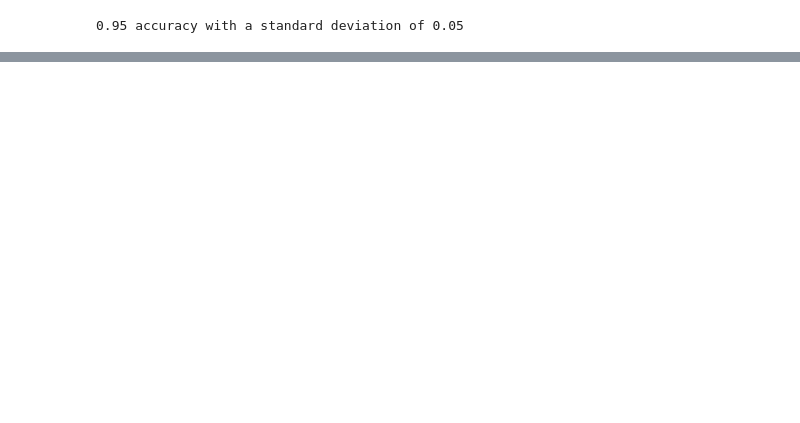
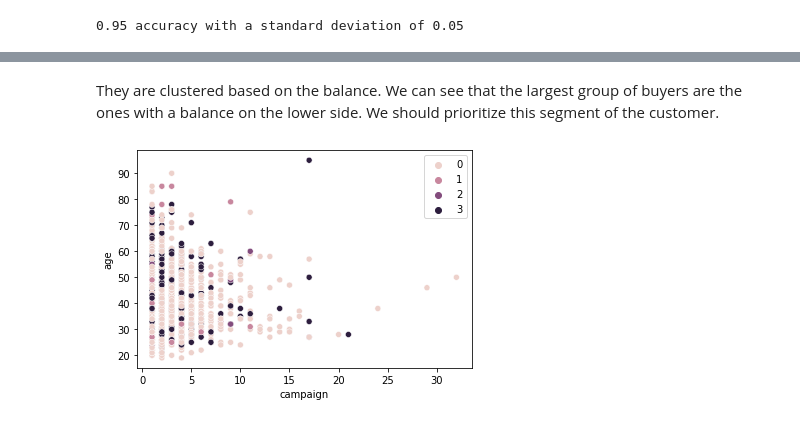
Before and after one commit to Mahdiazhari/cRIidiW82tXOmryg, a Jupyter notebook: Term_Deposit_marketing_analysis.ipynb, the cells around one changed output, grey strips where cells are left out. Cells and saved outputs as stored; diff of their text form; code cells hidden in the pictures; blank space fills up the shorter version.

```diff
--- a/Term_Deposit_marketing_analysis.ipynb
+++ b/Term_Deposit_marketing_analysis.ipynb
@@ -437,0 +631,7 @@ import pycaret
+# %% [markdown]
+They are clustered based on the balance. We can see that the largest group of buyers are the ones with a balance on the lower side. We should prioritize this segment of the customer.
+# %%
+sns.scatterplot(data=df_bought, y="age", x="campaign", hue=kmeans_optimal.labels_)
+plt.show()
+# %% [output]
+[figure, added]
```
Also changed, not shown: parts of 29 cells of this notebook.
